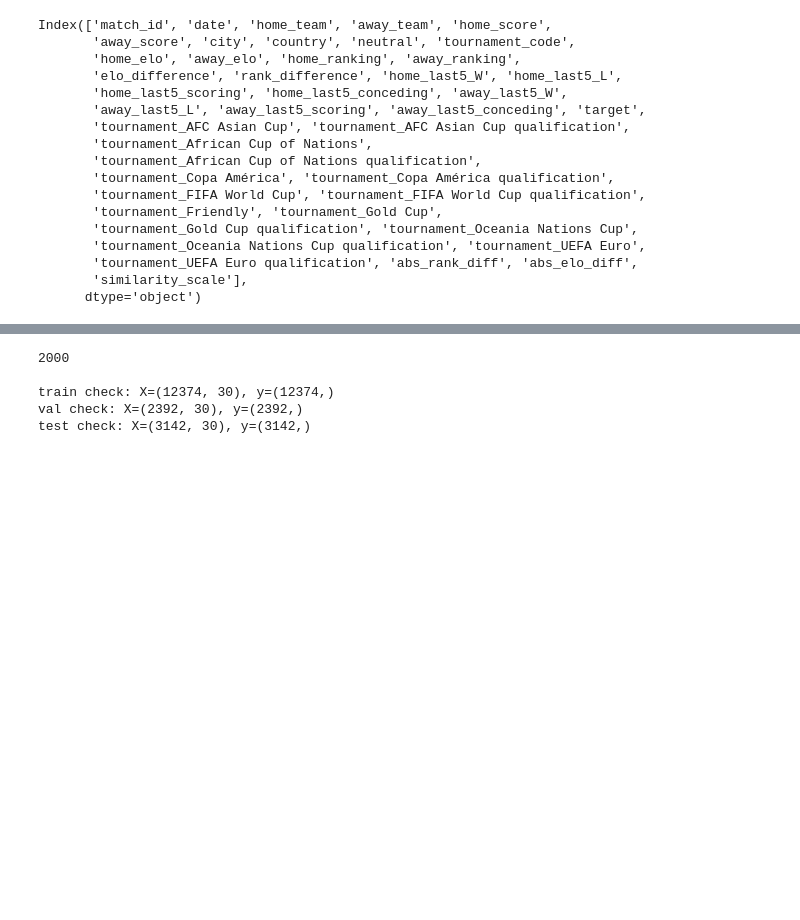
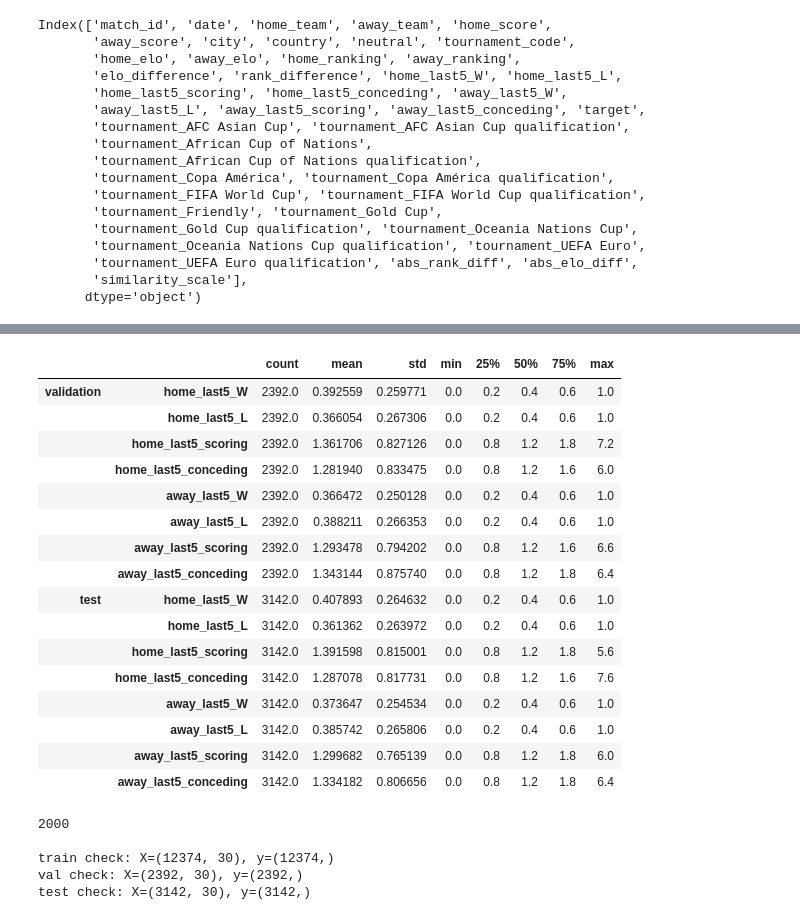
Before and after one commit to jlnsmith2001/world_cup_prediction_platform, a Jupyter notebook: notebooks/model_training_07.ipynb, the cells around one changed output, grey strips where cells are left out. Cells and saved outputs as stored; diff of their text form; code cells hidden in the pictures; blank space fills up the shorter version.

```diff
--- a/notebooks/model_training_07.ipynb
+++ b/notebooks/model_training_07.ipynb
@@ -654,3 +713,27 @@ X_test_1980 = test_data_1980[["home_elo", "away_elo", "home_ranking", "away_rank
 
 
 dummy_df = X_val_1980.copy()
+# %%
+diag_val = X_val_2000.copy()
+diag_test = X_test_2000.copy()
+
+diag_val["abs_rank_diff"] = diag_val["rank_difference"].copy()
+diag_val["abs_elo_diff"] = diag_val["elo_difference"].copy()
+
+diag_test["abs_rank_diff"] = diag_test["rank_difference"].copy()
+diag_test["abs_elo_diff"] = diag_test["elo_difference"].copy()
+
+diag_val["abs_rank_diff"] = diag_val["abs_rank_diff"].abs()
+diag_val["abs_elo_diff"] = diag_val["abs_elo_diff"].abs()
+
+diag_test["abs_rank_diff"] = diag_test["abs_rank_diff"].abs()
+diag_test["abs_elo_diff"] = diag_test["abs_elo_diff"].abs()
+
+
+val_summary_abs = diag_val[["abs_elo_diff", "abs_rank_diff"]].describe().T
+test_summary_abs = diag_test[["abs_elo_diff", "abs_rank_diff"]].describe().T
+
+diagnostic_df_abs = pd.concat([val_summary_abs, test_summary_abs], keys = ["validation", "test"])
+
+
+diagnostic_df_abs.head(6)
@@ -657,3 +762,28 @@ dummy_df = X_val_1980.copy()
+# %%
+rolling_summary_val = diag_val[["home_last5_W", "home_last5_L", "home_last5_scoring", "home_last5_conceding", "away_last5_W", "away_last5_L", "away_last5_scoring", "away_last5_conceding"]].describe().T
+rolling_summary_test = diag_test[["home_last5_W", "home_last5_L", "home_last5_scoring", "home_last5_conceding", "away_last5_W", "away_last5_L", "away_last5_scoring", "away_last5_conceding"]].describe().T
+
+diag_rolling_df = pd.concat([rolling_summary_val, rolling_summary_test], keys = ["validation", "test"])
+
+diag_rolling_df.head(20)
+# %% [output]
+|  |  | count | mean | std | min | 25% | 50% | 75% | max |
+| validation | home_last5_W | 2392.0 | 0.392559 | 0.259771 | 0.0 | 0.2 | 0.4 | 0.6 | 1.0 |
+|  | home_last5_L | 2392.0 | 0.366054 | 0.267306 | 0.0 | 0.2 | 0.4 | 0.6 | 1.0 |
+|  | home_last5_scoring | 2392.0 | 1.361706 | 0.827126 | 0.0 | 0.8 | 1.2 | 1.8 | 7.2 |
+|  | home_last5_conceding | 2392.0 | 1.281940 | 0.833475 | 0.0 | 0.8 | 1.2 | 1.6 | 6.0 |
+|  | away_last5_W | 2392.0 | 0.366472 | 0.250128 | 0.0 | 0.2 | 0.4 | 0.6 | 1.0 |
+|  | away_last5_L | 2392.0 | 0.388211 | 0.266353 | 0.0 | 0.2 | 0.4 | 0.6 | 1.0 |
+|  | away_last5_scoring | 2392.0 | 1.293478 | 0.794202 | 0.0 | 0.8 | 1.2 | 1.6 | 6.6 |
+|  | away_last5_conceding | 2392.0 | 1.343144 | 0.875740 | 0.0 | 0.8 | 1.2 | 1.8 | 6.4 |
+| test | home_last5_W | 3142.0 | 0.407893 | 0.264632 | 0.0 | 0.2 | 0.4 | 0.6 | 1.0 |
+|  | home_last5_L | 3142.0 | 0.361362 | 0.263972 | 0.0 | 0.2 | 0.4 | 0.6 | 1.0 |
+|  | home_last5_scoring | 3142.0 | 1.391598 | 0.815001 | 0.0 | 0.8 | 1.2 | 1.8 | 5.6 |
+|  | home_last5_conceding | 3142.0 | 1.287078 | 0.817731 | 0.0 | 0.8 | 1.2 | 1.6 | 7.6 |
+|  | away_last5_W | 3142.0 | 0.373647 | 0.254534 | 0.0 | 0.2 | 0.4 | 0.6 | 1.0 |
+|  | away_last5_L | 3142.0 | 0.385742 | 0.265806 | 0.0 | 0.2 | 0.4 | 0.6 | 1.0 |
+|  | away_last5_scoring | 3142.0 | 1.299682 | 0.765139 | 0.0 | 0.8 | 1.2 | 1.8 | 6.0 |
+|  | away_last5_conceding | 3142.0 | 1.334182 | 0.806656 | 0.0 | 0.8 | 1.2 | 1.8 | 6.4 |
 # %%
 y_train_1980 = train_data_1980["target"]
 y_val_1980 = val_data_1980["target"]
```
Also changed, not shown: parts of 21 cells of this notebook.
